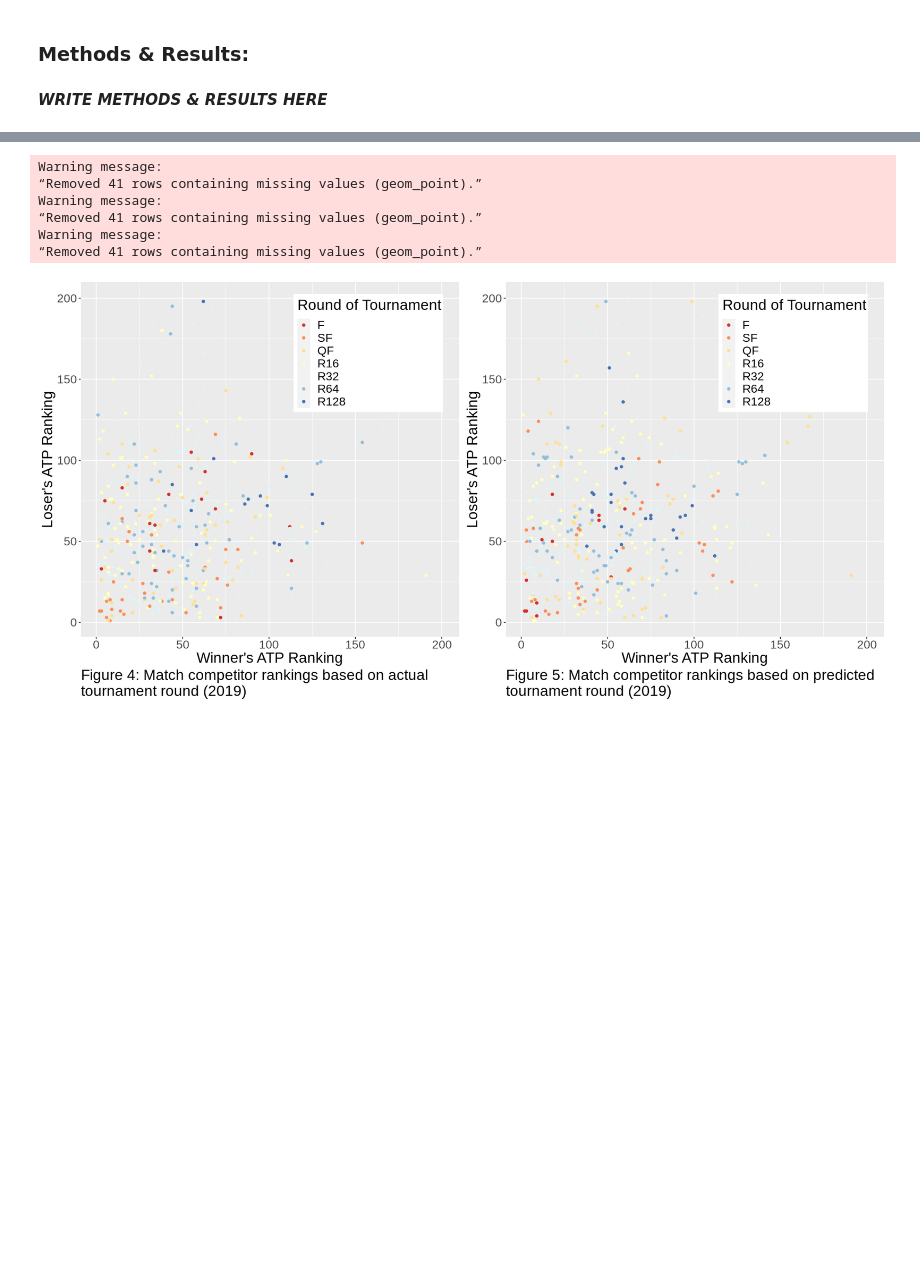
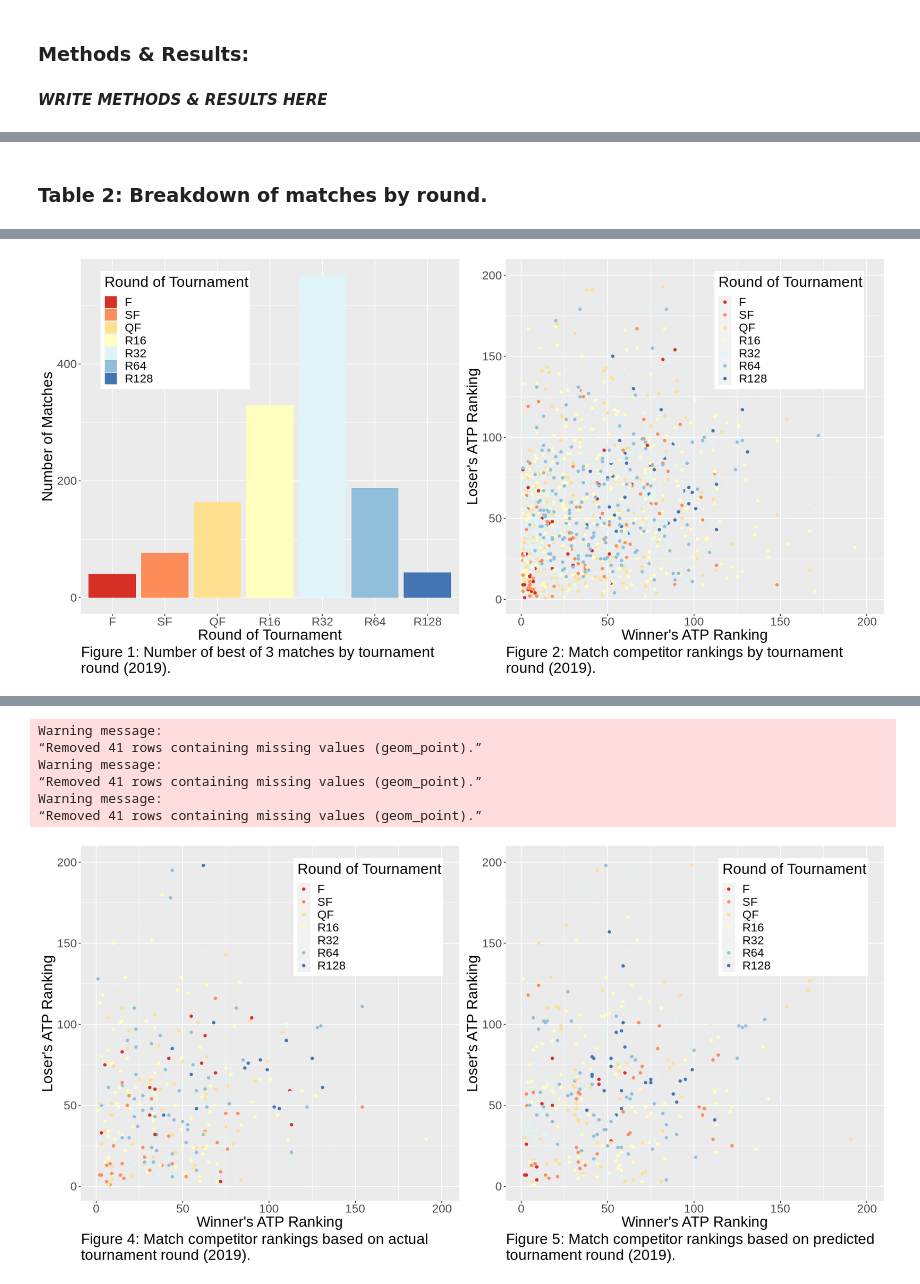
Before and after one commit to ben-westmore/dsci-100-2022w1-group-177, a Jupyter notebook: group177_report.ipynb, the cells around one changed output, grey strips where cells are left out. Cells and saved outputs as stored; diff of their text form; code cells hidden in the pictures; blank space fills up the shorter version.

```diff
--- a/group177_report.ipynb
+++ b/group177_report.ipynb
@@ -219,0 +151,39 @@ Warning message:
+# %% [markdown]
+### Table 2: Breakdown of matches by round.
+# %%
+options(repr.plot.width = 16, repr.plot.height = 8)
+
+# VISUALIZING THE MATCHES BY ROUND IN THE TRAINING SET
+
+matches_by_round_plot <- ggplot(matches_by_round, aes(x = round, y = number_of_matches, fill = round)) +
+    geom_bar(stat = "identity") +
+    labs(x = "Round of Tournament",
+         y = "Number of Matches",
+         fill = "Round of Tournament",
+         caption = "Figure 1: Number of best of 3 matches by tournament\nround (2019).") +
+    scale_fill_brewer(palette = "RdYlBu") +
+    theme(text = element_text(size = 20),
+          plot.caption = element_text(hjust = 0, size = 20),
+          legend.position = c(0.25, 0.8))
+
+# matches_by_round_plot
+
+
+# VISUALIZING THE RANKINGS OF THE WINNER AND LOSER, COLOURED BY TOURNAMENT ROUND
+
+rankings_vs_round_plot <- ggplot(tennis_train, aes(x = winner_rank, y = loser_rank, colour = round)) +
+    geom_point() +
+    labs(x = "Winner's ATP Ranking",
+         y = "Loser's ATP Ranking",
+         colour = "Round of Tournament",
+         caption = "Figure 2: Match competitor rankings by tournament\nround (2019).") +
+    lims(x = c(1, 200), y = c(1, 200)) +
+    theme(text = element_text(size = 20),
+          plot.caption = element_text(hjust = 0, size = 20),
+          legend.position = c(0.75, 0.8)) +
+    scale_color_brewer(palette = "RdYlBu")
+
+# rankings_vs_round_plot
+
+grid.arrange(matches_by_round_plot, rankings_vs_round_plot, ncol = 2)
+# %% [output]
@@ -220,3 +192,4 @@ Warning message:
+[figure, added]
 # %%
 set.seed(2019)
 
```
Also changed, not shown: parts of 13 cells of this notebook.
